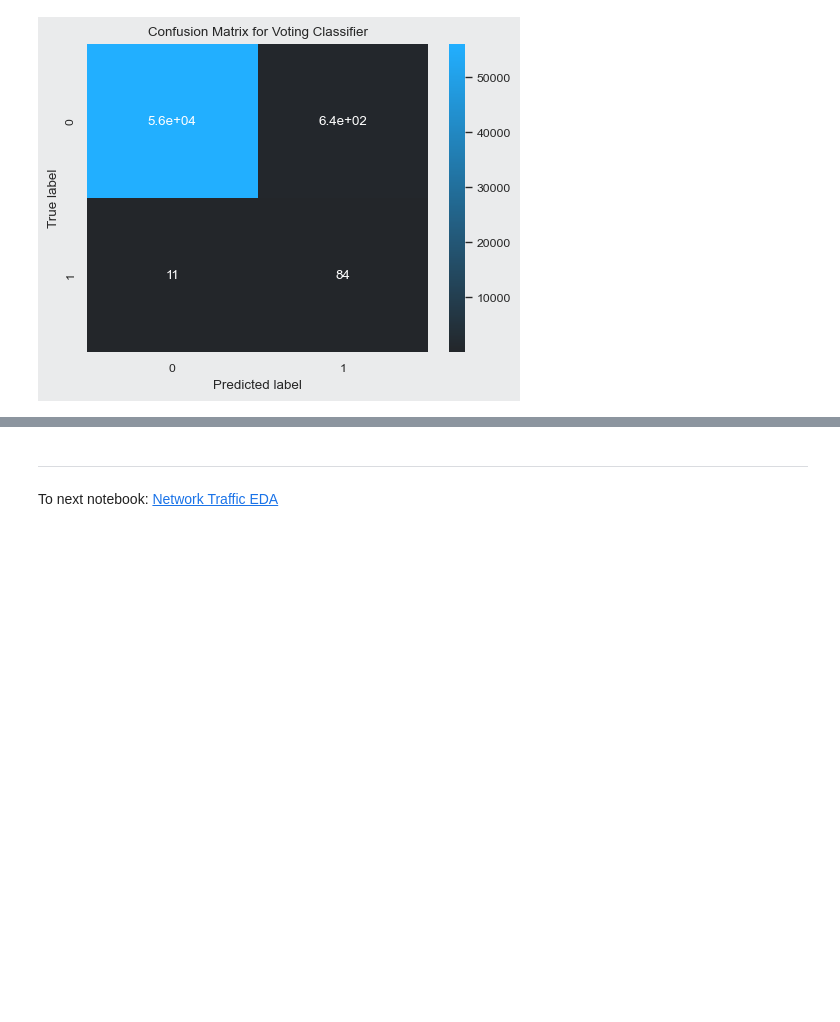
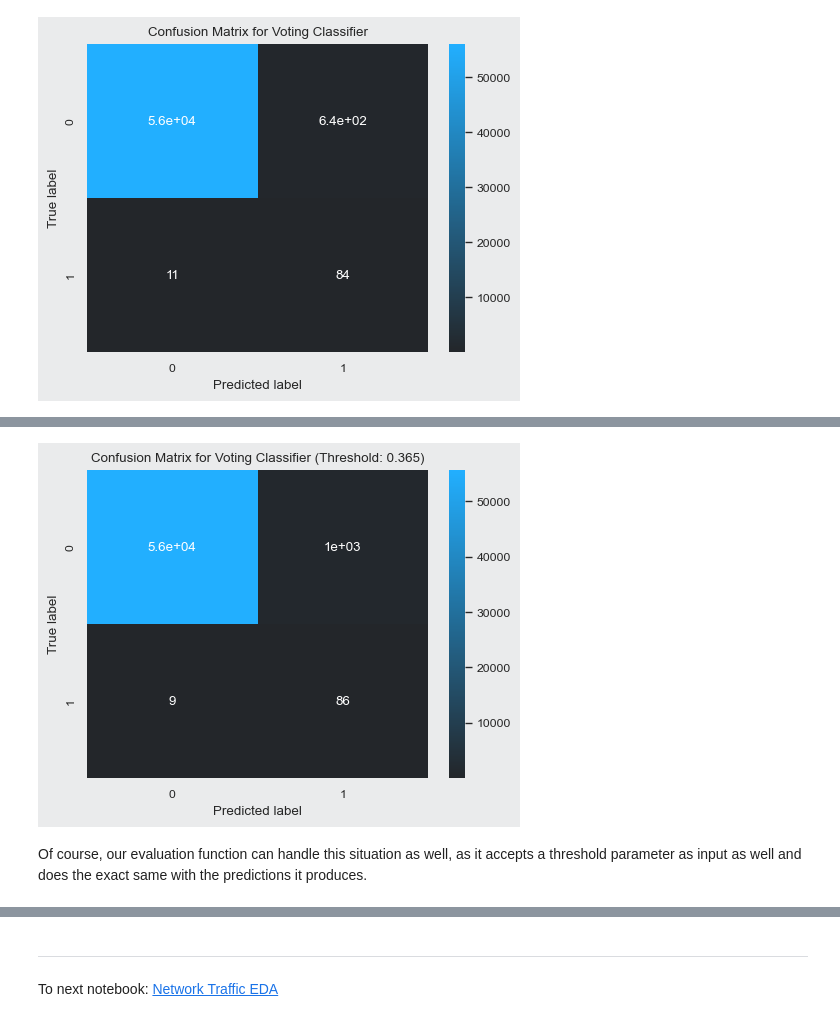
Before and after one commit to WildCodeWolf/Your-Data-Is-Mine, a Jupyter notebook: credit-card-ml.ipynb, the cells around one changed output, grey strips where cells are left out. Saved outputs shown, nothing was run; the diff lists cells and outputs as text; code cells hidden in the pictures; blank space fills up the shorter version.

```diff
--- a/credit-card-ml.ipynb
+++ b/credit-card-ml.ipynb
@@ -2425,0 +2541,15 @@ confusion_matrix(y_true, compound_scaled_result.predictions, "Voting Classifier"
+# %%
+threshold = 0.365
+
+# Instead of predicting the classes for the input, predict the probabilities
+y_pred_proba = compound_unscaled.predict_proba(X_test)[:, 1]    # only consider the fraud predictions
+
+# Compare those with the threshold; if it's lower, the prediction is considered false (no fraud)
+y_pred = (y_pred_proba >= threshold).astype(int)
+
+# Visualize the new interpretation
+confusion_matrix(y_true, y_pred, f"Voting Classifier (Threshold: {threshold})")
+# %% [output]
+[figure, added]
+# %% [markdown]
+Of course, our evaluation function can handle this situation as well, as it accepts a threshold parameter as input as well and does the exact same with the predictions it produces.
```
Also changed, not shown: parts of 88 cells of this notebook.
